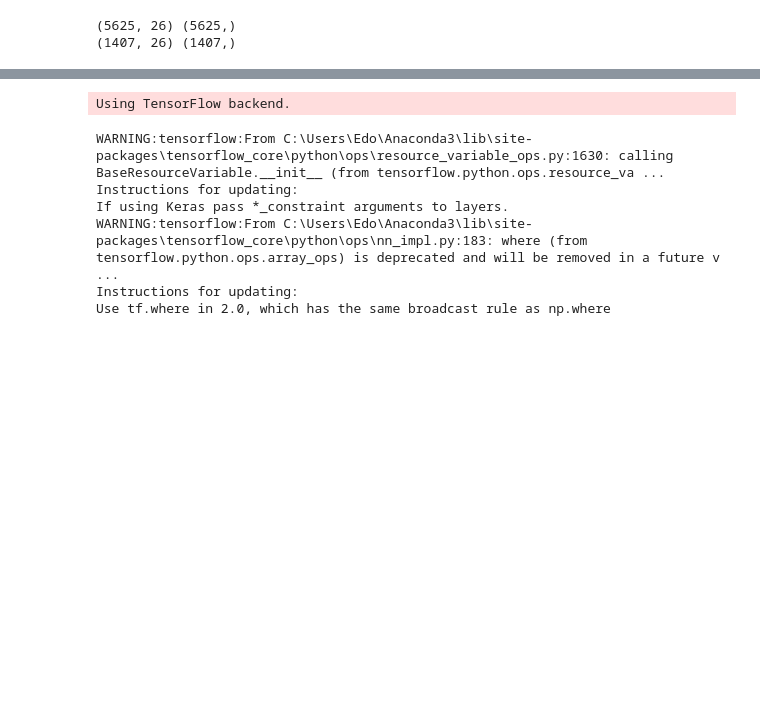
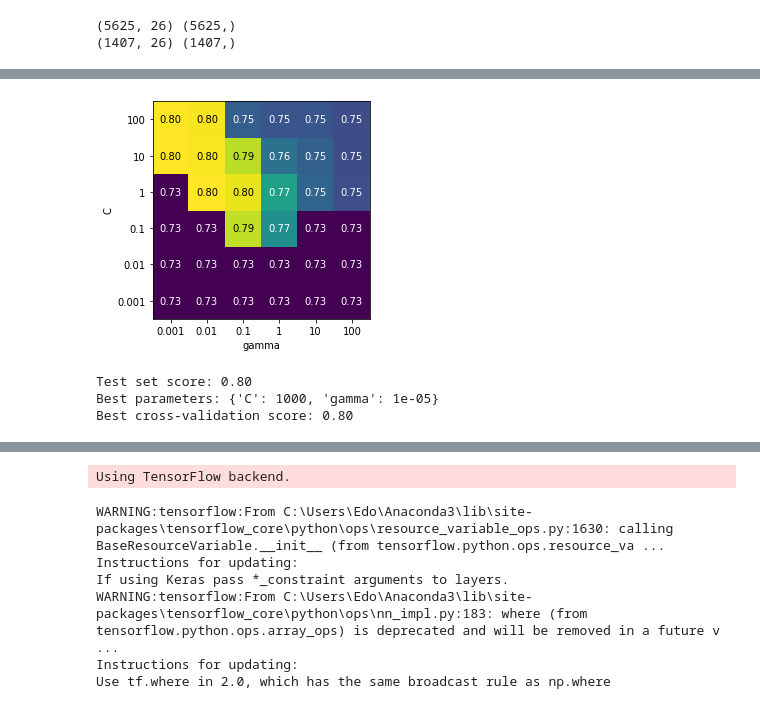
Before and after one commit to edab96/AI-and-Robotics-Project, a Jupyter notebook: Telco_Churn_Prediction.ipynb, the cells around one changed output, grey strips where cells are left out. Saved outputs shown, nothing was run; the diff lists cells and outputs as text; code cells hidden in the pictures; blank space fills up the shorter version.

```diff
--- a/Telco_Churn_Prediction.ipynb
+++ b/Telco_Churn_Prediction.ipynb
@@ -332,0 +398,13 @@ accuracy : 0.8046075085324232
+# %%
+plotGridSearchRuns('C', 'gamma')
+# %% [output]
+[figure, added]
+# %%
+param_grid = {'C': [0.1, 1, 10, 100, 1000, 10000],
+'gamma': [1e-06, 1e-05, 1e-04, 0.001, 0.01, 0.1]}
+
+runGridSearch(SVC(), param_grid)
+# %% [output]
+Test set score: 0.80
+Best parameters: {'C': 1000, 'gamma': 1e-05}
+Best cross-validation score: 0.80
```
Also changed, not shown: parts of 38 cells of this notebook.
